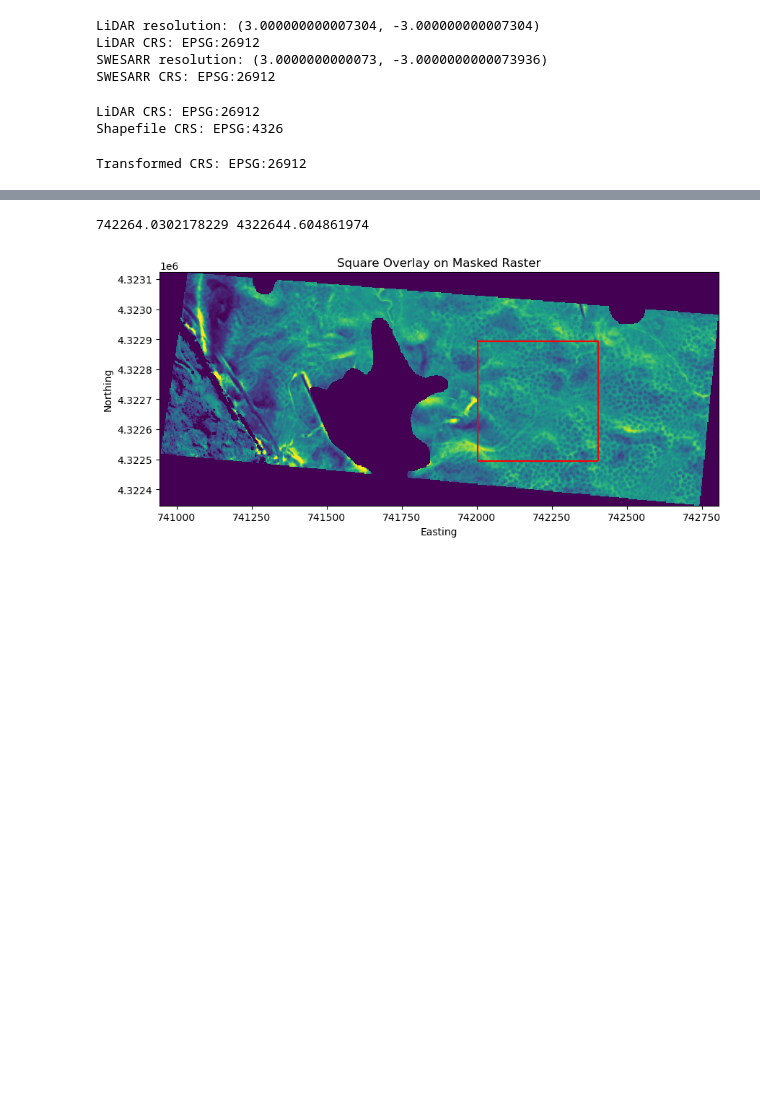
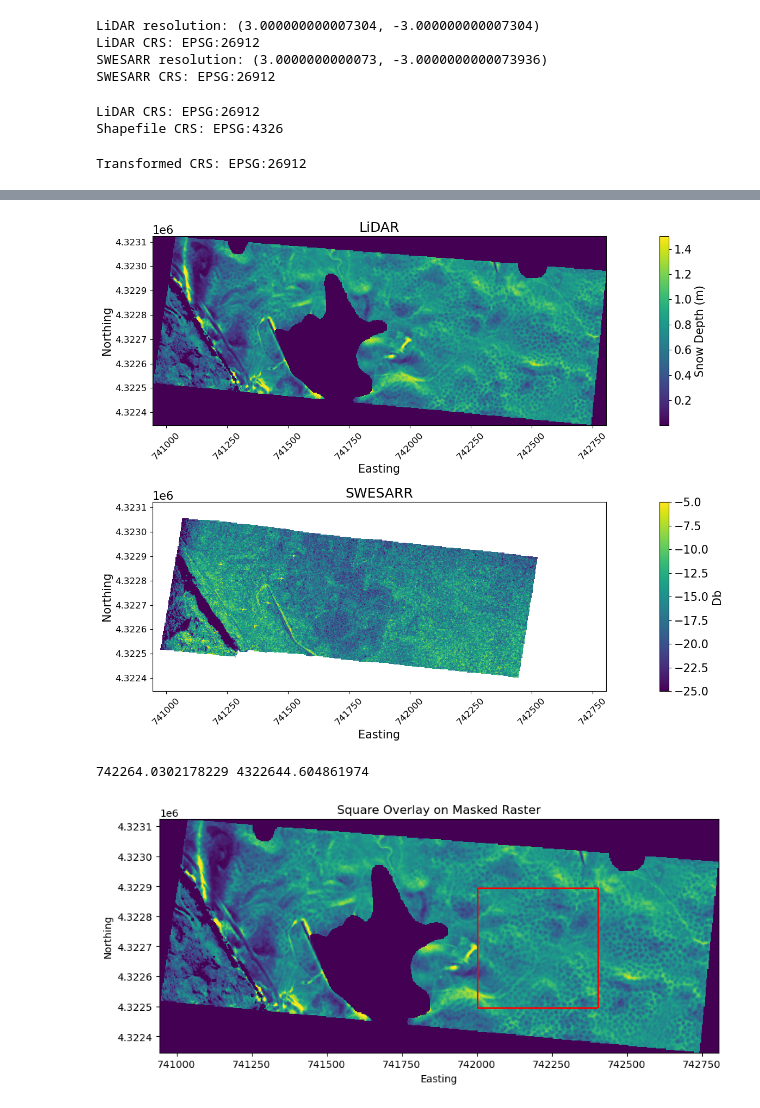
Before and after one commit to chieh89/swesarr, a Jupyter notebook: contributors/naniciafone/LiDAR.ipynb, the cells around one changed output, grey strips where cells are left out. Saved outputs shown, nothing was run; the diff lists cells and outputs as text; code cells hidden in the pictures; blank space fills up the shorter version.

```diff
--- a/contributors/naniciafone/LiDAR.ipynb
+++ b/contributors/naniciafone/LiDAR.ipynb
@@ -170,3 +188,68 @@ plt.show()
+# %%
+import matplotlib.pyplot as plt
+import rasterio
+import numpy as np
+
+# Create a figure with two subplots (1 row, 2 columns)
+fig, axes = plt.subplots(nrows=2, ncols=1, figsize=(20, 10))
+
+# Mask and Plot LiDAR
+geometries = gdf_transform.geometry.tolist()
+LiDAR_clipped = LiDAR.rio.clip(geometries, drop=True)
+
+# Get the affine transform
+LiDAR_transform = LiDAR_clipped.rio.transform()
+
+# Convert the DataArray to a numpy array for rasterio.plot.show
+LiDAR_np = LiDAR_clipped[0].values  # Convert the first band to a numpy array
+SWESARR_np[SWESARR_np == 0] = np.nan
+
+# Plot the masked LiDAR data on the first subplot
+ax = axes[0]  # First subplot
+image = rasterio.plot.show(LiDAR_np, transform=LiDAR_transform, ax=ax, cmap='viridis', vmin=0.0001, vmax=1.5)
+
+# Add the colorbar for the first plot
+cbar = fig.colorbar(image.get_images()[0], ax=ax, orientation='vertical') #shrink=0.7, aspect=20)
+cbar.set_label('Snow Depth (m)')  # Set a label for the color bar
+
+ax.set_title('LiDAR')
+ax.set_ylabel('Northing')
+ax.set_xlabel('Easting')
+ax.tick_params(axis='x', rotation=45, labelsize=12)
+ax.tick_params(axis='y', labelsize=12)
+
+
+# Mask and Plot SWESARR
+SWESARR_clipped = SWESARR_match.rio.clip(geometries, drop=True)
+
+# Get the affine transform
+SWESARR_transform = SWESARR_clipped.rio.transform()
+
+# Convert the DataArray to a numpy array for rasterio.plot.show
+SWESARR_np = SWESARR_clipped[0].values  # Convert the first band to a numpy array
+SWESARR_np[SWESARR_np == 0] = np.nan
+
+# Plot the masked SWESARR data on the second subplot
+ax = axes[1]  # Second subplot
+image = rasterio.plot.show(SWESARR_np, transform=SWESARR_transform, ax=ax, cmap='viridis', vmin=-25, vmax=-5)
+
+# Add the colorbar for the second plot
+cbar = fig.colorbar(image.get_images()[0], ax=ax, orientation='vertical') #shrink=1, aspect=20)
+cbar.set_label('Db')  # Set a label for the color bar
+
+ax.set_title('SWESARR')
+ax.set_ylabel('Northing')
+ax.set_xlabel('Easting')
+ax.tick_params(axis='x', rotation=45, labelsize=12)
+ax.tick_params(axis='y', labelsize=12)
+
+
+plt.tight_layout()  # Adjust subplots to fit in figure area
+
+# Save the figure to a file
+fig.savefig('LiDAR_and_SWESARR.png', dpi=300, bbox_inches='tight')
+# %% [output]
+[figure, added]
 # %%
 ##Start Building AOI
 #coordinate = -108.2017, 39.0193
```
Also changed, not shown: parts of 4 cells of this notebook, 1 other file.
